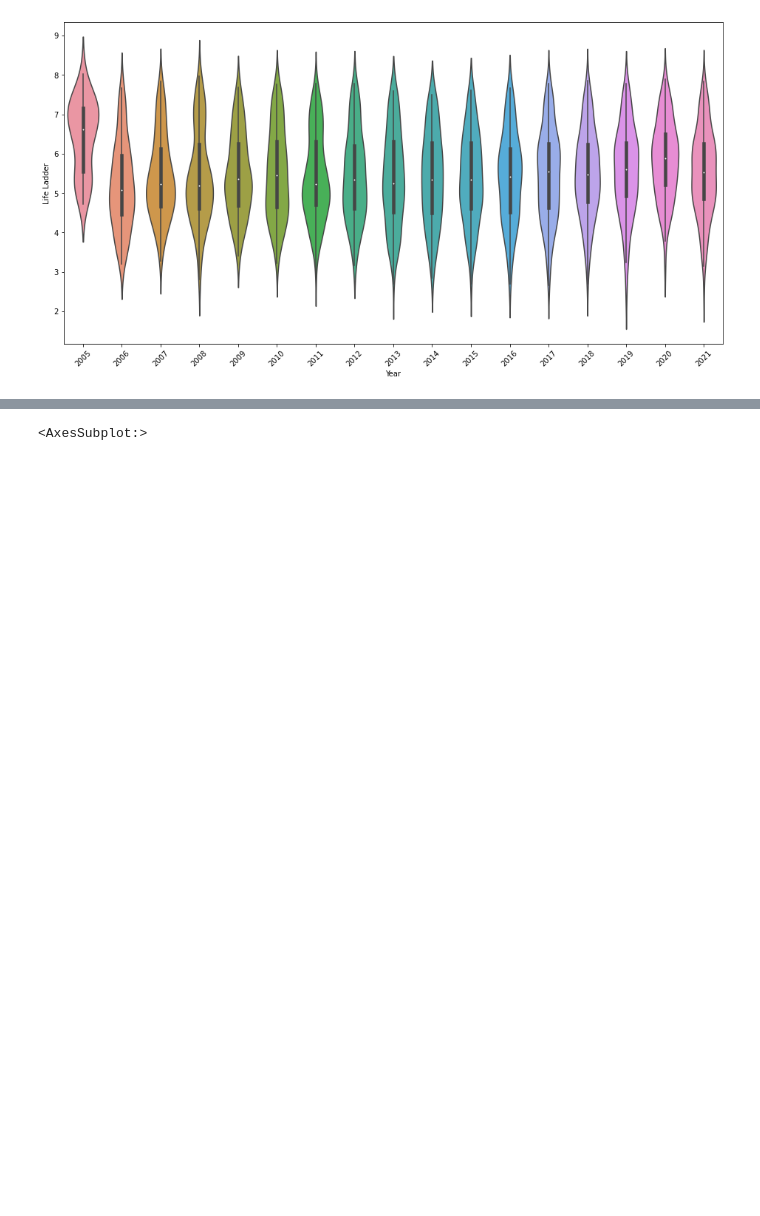
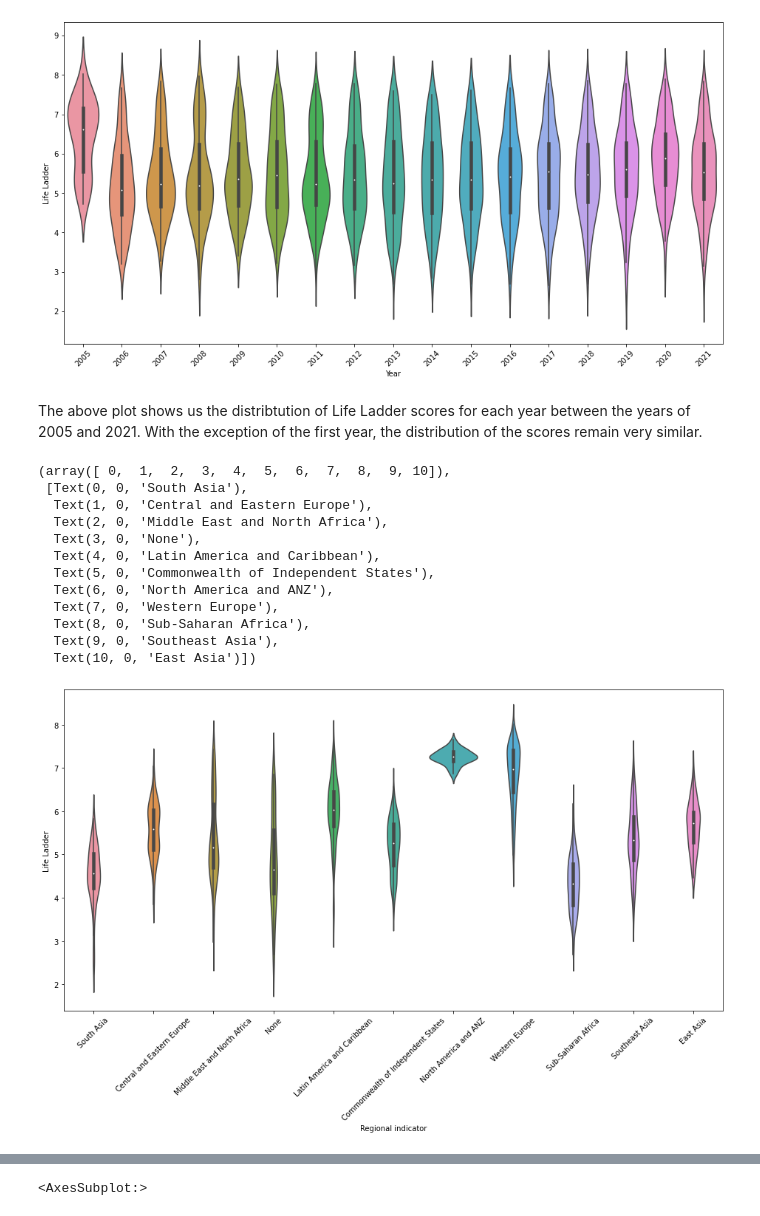
Before and after one commit to VarunAyyappan/CMSC320_Final, a Jupyter notebook: src/index.ipynb, the cells around one changed output, grey strips where cells are left out. Cells and saved outputs as stored; diff of their text form; code cells hidden in the pictures; blank space fills up the shorter version.

```diff
--- a/src/index.ipynb
+++ b/src/index.ipynb
@@ -169,3 +185,24 @@ plt.xticks(rotation=45)
   Text(15, 0, '2020'),
   Text(16, 0, '2021')])
 [figure]
+# %% [markdown]
+The above plot shows us the distribtution of Life Ladder scores for each year between the years of 2005 and 2021. With the exception of the first year, the distribution of the scores remain very similar.
+# %%
+# Violin Plot of Life Ladder distibutions by Region
+fig, axes = plt.subplots(figsize = (16, 8))
+plot = sb.violinplot(x="Regional indicator", y="Life Ladder", data=data, ax = axes)
+plt.xticks(rotation=45)
+# %% [output]
+(array([ 0,  1,  2,  3,  4,  5,  6,  7,  8,  9, 10]),
+ [Text(0, 0, 'South Asia'),
+  Text(1, 0, 'Central and Eastern Europe'),
+  Text(2, 0, 'Middle East and North Africa'),
+  Text(3, 0, 'None'),
+  Text(4, 0, 'Latin America and Caribbean'),
+  Text(5, 0, 'Commonwealth of Independent States'),
+  Text(6, 0, 'North America and ANZ'),
+  Text(7, 0, 'Western Europe'),
+  Text(8, 0, 'Sub-Saharan Africa'),
+  Text(9, 0, 'Southeast Asia'),
+  Text(10, 0, 'East Asia')])
+[figure, added]
```
Also changed, not shown: parts of 35 cells of this notebook, 1 other file.
